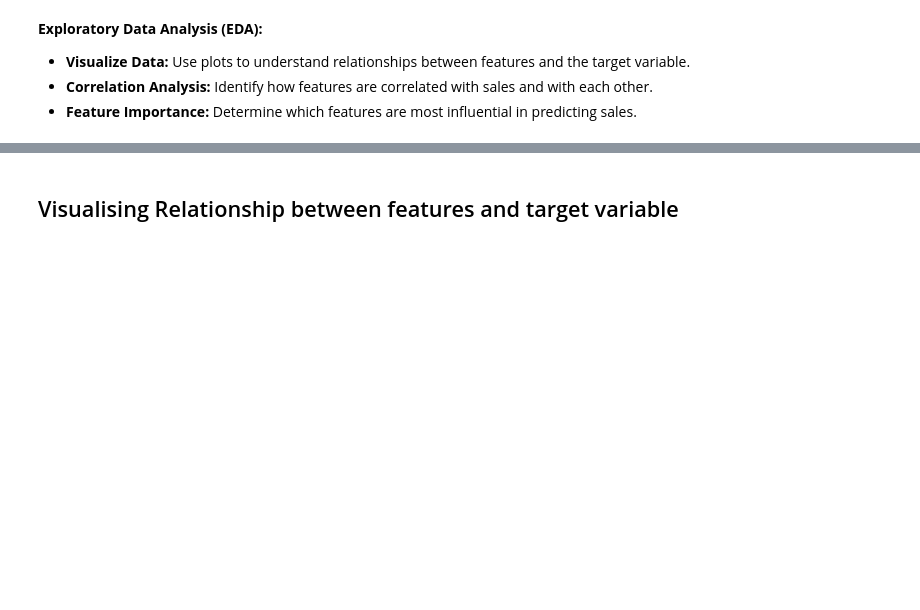
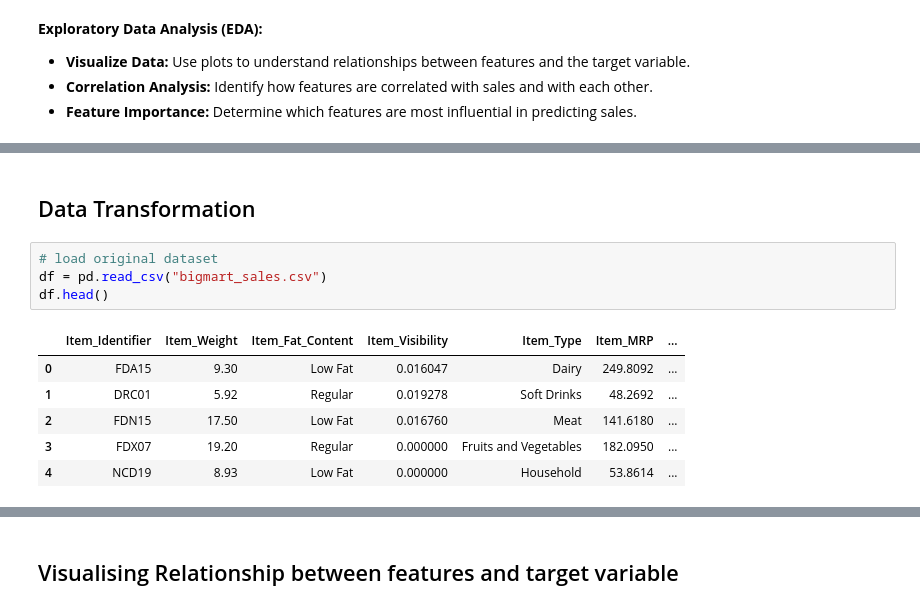
Before and after one commit to mian-adoan98/DS_Sales_Predictive_Modeling, a Jupyter notebook: spm_eda_process.ipynb, the cells around one changed output, grey strips where cells are left out. Saved outputs shown, nothing was run; the diff lists cells and outputs as text; blank space fills up the shorter version.

```diff
--- a/spm_eda_process.ipynb
+++ b/spm_eda_process.ipynb
@@ -15,0 +27,13 @@ import seaborn as sns
+# %% [markdown]
+## Data Transformation
+# %%
+# load original dataset
+df = pd.read_csv("bigmart_sales.csv")
+df.head()
+# %% [output]
+|  | Item_Identifier | Item_Weight | Item_Fat_Content | Item_Visibility | Item_Type | Item_MRP | ... |
+| 0 | FDA15 | 9.30 | Low Fat | 0.016047 | Dairy | 249.8092 | ... |
+| 1 | DRC01 | 5.92 | Regular | 0.019278 | Soft Drinks | 48.2692 | ... |
+| 2 | FDN15 | 17.50 | Low Fat | 0.016760 | Meat | 141.6180 | ... |
+| 3 | FDX07 | 19.20 | Regular | 0.000000 | Fruits and Vegetables | 182.0950 | ... |
+| 4 | NCD19 | 8.93 | Low Fat | 0.000000 | Household | 53.8614 | ... |
```
Also changed, not shown: parts of 15 cells of this notebook, 7 other files.
